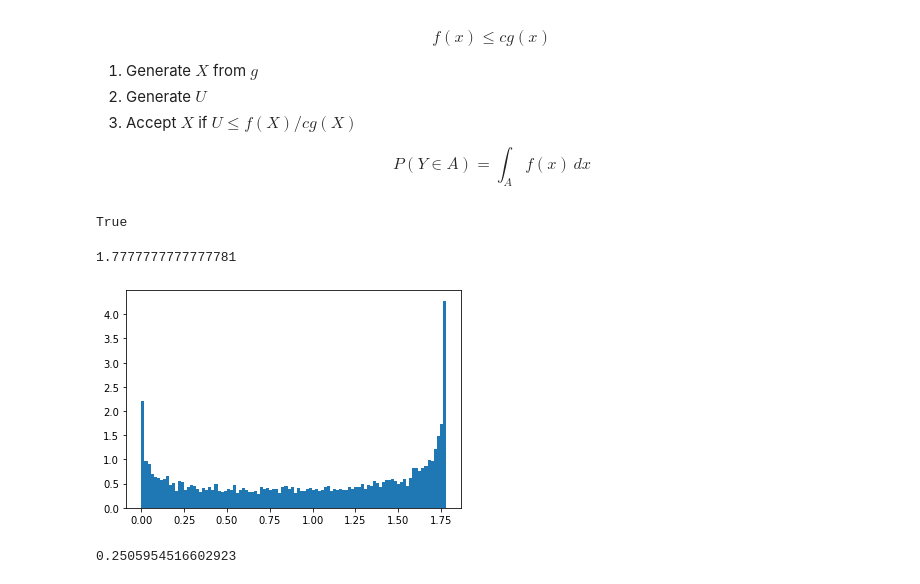
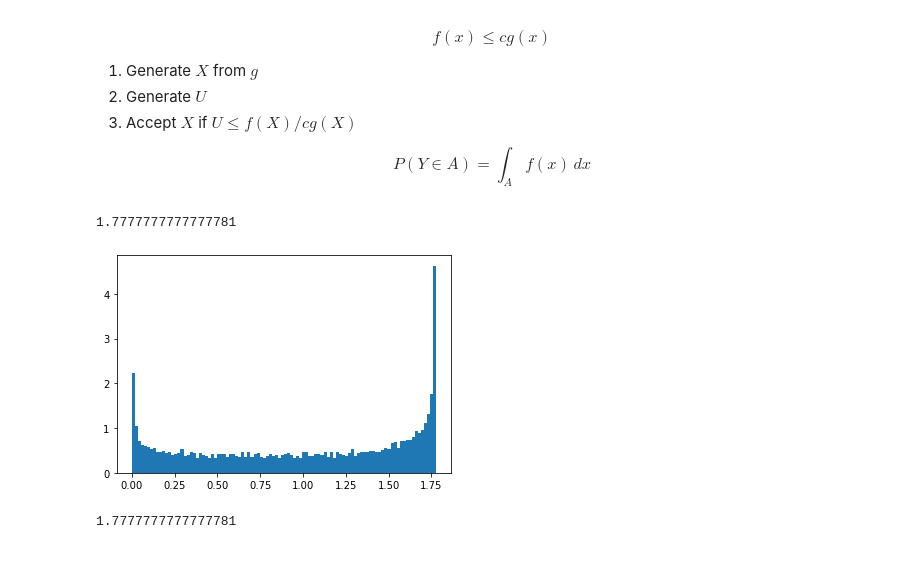
Before and after one commit to MalrangQuant/Simulation_Lecture, a Jupyter notebook: Inverse_Method.ipynb, the cells around one changed output. Cells and saved outputs as stored; diff of their text form; code cells hidden in the pictures.

```diff
--- a/Inverse_Method.ipynb
+++ b/Inverse_Method.ipynb
@@ -84,16 +73,26 @@ $$ f(x) \leq cg(x) $$
 
 $$P(Y \in A) = \int_{A}^{} f(x)\, dx$$
 # %%
-def ar_func (u, a1, a2):
+def beta_func (u):
+    if type(u) == list:
 
-    def eq (u, a1, a2):
-        return u**(a1-1)*(1-u)**(a2-1)
+        def eq (u):
+            return u**(3-1)*(1-u)**(2-1)
 
-    beta = scipy.integrate.quad(lambda u: eq(u, a1, a2), 0, 1)[0]
-    a = eq(u, a1, a2)
+        value_list = []
+        for i in u:
+            beta = scipy.integrate.quad(lambda i: eq(i), 0, 1)[0]
+            a = eq(i)
+            value = 1/beta * a
+            value_list.append(value)
+        return value_list
 
-    return 1/beta * a
+    else:
+
+        def eq (u):
+            return u**(3-1)*(1-u)**(2-1)
+
+        beta = scipy.integrate.quad(lambda u: eq(u), 0, 1)[0]
+        a = eq(u)
+
+        return 1/beta * a
-# %%
-type(u2) == list
-# %% [output]
-True
@@ -124,19 +99,18 @@ def ar_func (u):
-# %%
-ar_func(2/3, 3, 2)
-# %% [output]
-1.7777777777777781
+# %%
+c = beta_func(2/3)
+c
+# %% [output]
+1.7777777777777781
 # %%
 random_num = [random.random() for x in range (10000)]
-ar_list = [ar_func(u, 3, 2) for u in random_num]
+beta_list = [beta_func(u) for u in random_num]
 
-plt.hist(ar_list, density=True, bins=100, label='Random Made')
+plt.hist(beta_list, density=True, bins=100, label='Random Made')
 plt.show()
 # %% [output]
-[figure, old version]
+[figure, new version]
-# %%
-u1 = [random.random() for x in range(10000)]
-u2 = [random.random() for x in range(10000)]
-
-u1[u2<=ar_func(u1)]
-# %% [output]
-0.2505954516602923
+# %%
+c = beta_func(2/3)
+c
+# %% [output]
+1.7777777777777781
```
Also changed, not shown: parts of 12 cells of this notebook.
